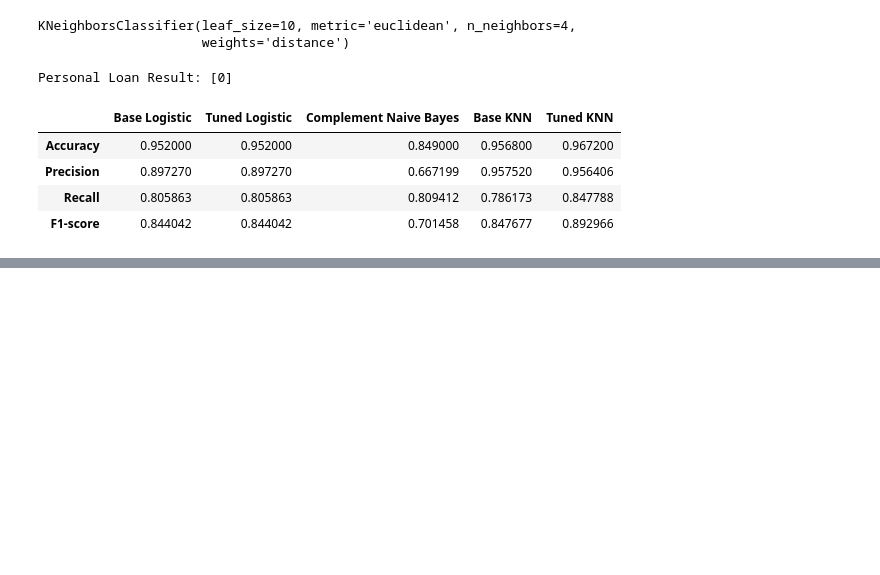
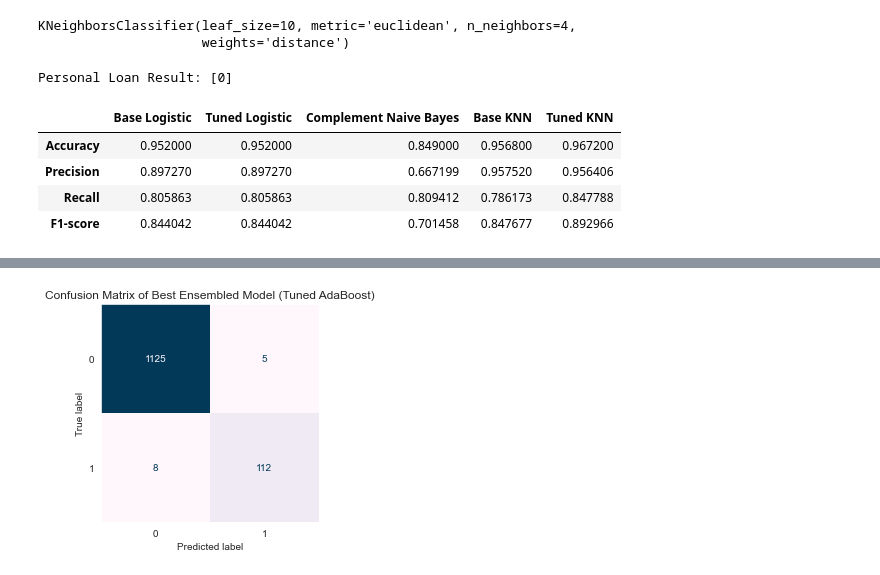
Before and after one commit to DEEPAKMITTAL7/Personal-Bank-Loan-Modeling, a Jupyter notebook: Untitled.ipynb, the cells around one changed output, grey strips where cells are left out. Cells and saved outputs as stored; diff of their text form; code cells hidden in the pictures; blank space fills up the shorter version.

Commit message:
model is ready

```diff
--- a/Untitled.ipynb
+++ b/Untitled.ipynb
@@ -1420,0 +1441,2 @@ Conclusion
+# %%
+X_test = pd.DataFrame(X_test, columns=[cols])
@@ -1420,0 +1481,3 @@ Conclusion
+# %%
+Bagging = BaggingClassifier(base_estimator=KNeighborsClassifier(n_neighbors=3, weights='distance'),
+                                           max_features=0.9, max_samples=0.9, n_estimators=30)
@@ -1420,0 +1512,20 @@ Conclusion
+# %%
+# define the AdaBoost model with default hyperparameters
+ada = AdaBoostClassifier(base_estimator=DecisionTreeClassifier(), random_state=0)
+
+# define the hyperparameters to tune
+params = {'n_estimators': [200, 500, 900], 'learning_rate': [0.1, 0.01, 1]}
+
+# base_estimator__max_depth = [1, 2, 3, 4, 5]
+
+# define the grid search using cross validation
+grid_search = GridSearchCV(estimator=ada, param_grid=params, cv=10, scoring='accuracy')
+
+# fit the grid search on the data
+grid_search.fit(X_train, y_train)
+
+# Set the clf to the best combination of parameters
+AdaBoost = grid_search.best_estimator_
+
+# print the best hyperparameters and their corresponding score
+print("Best parameters: ", grid_search.best_params_)
@@ -1420,0 +1534,12 @@ Conclusion
+# %%
+# fit the AdaBoost model on the training set
+AdaBoost.fit(X_train, y_train)
+
+# make predictions on the test set and calculate and print the accuracy
+y_pred_ada = AdaBoost.predict(X_test)
+accuracy = metrics.accuracy_score(y_test, y_pred_ada)
+print('Accuracy of the AdaBoost on the test set:', accuracy)
+
+# calculate and print the mean cross-validated score of the AdaBoost model
+cross_val_scores = cross_val_score(AdaBoost, X_train, y_train, cv=10, scoring='accuracy')
+print('The Cross-validated Score for AdaBoost is:', cross_val_scores.mean())
@@ -1420,0 +1667,7 @@ Conclusion
+# %%
+# Tuned AdaBoost
+ConfusionMatrixDisplay.from_estimator(AdaBoost, X_test, y_test, colorbar=False, cmap='PuBu')
+plt.title('Confusion Matrix of Best Ensembled Model (Tuned AdaBoost)')
+plt.grid(False)
+# %% [output]
+[figure, added]
```
Also changed, not shown: parts of 29 cells of this notebook.
